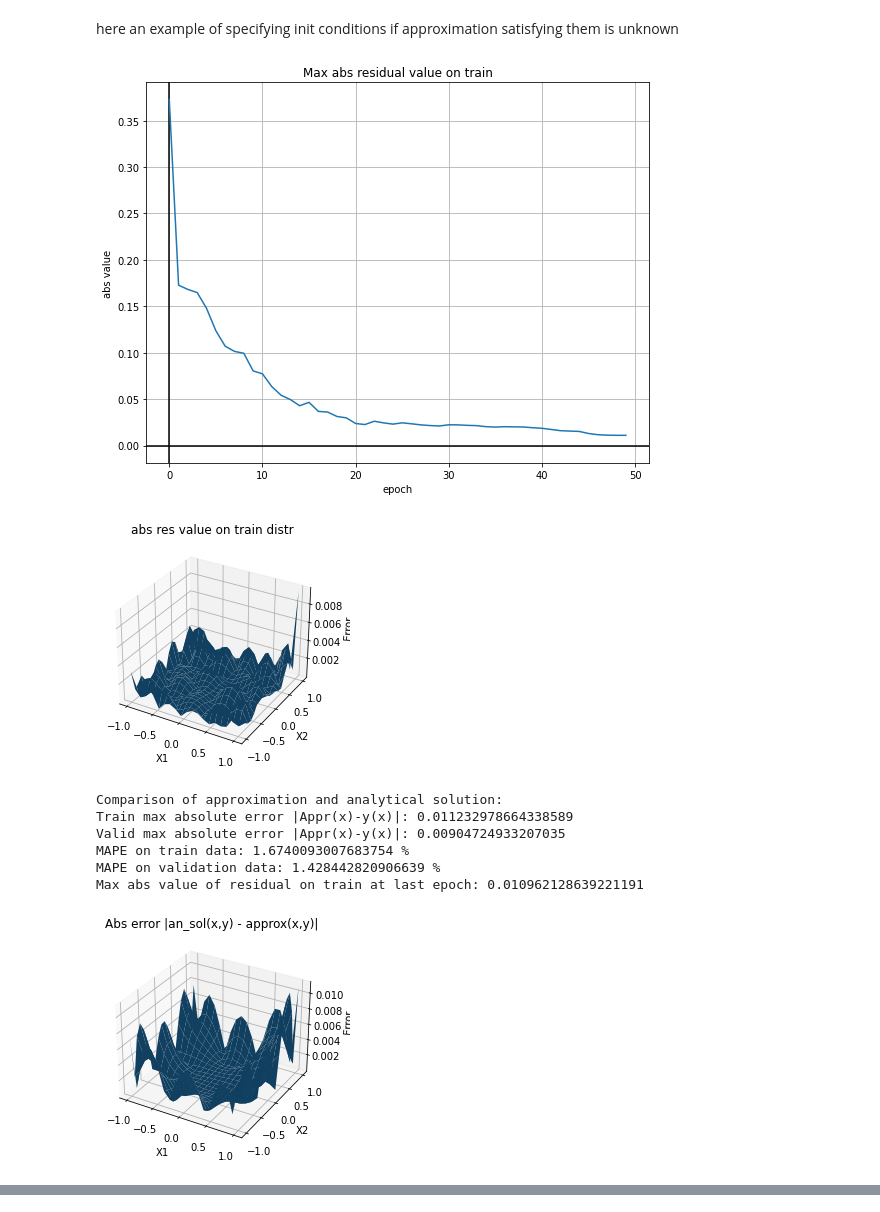
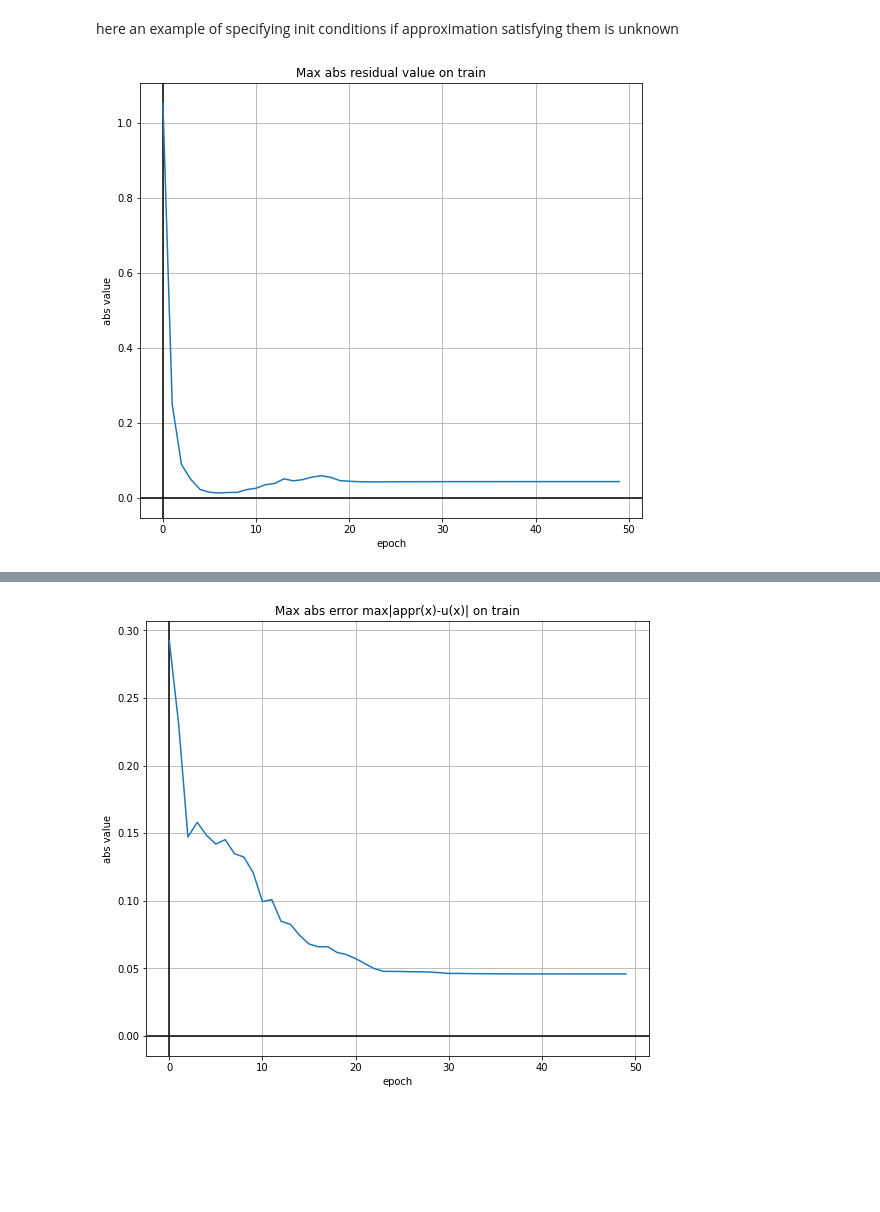
Before and after one commit to Ilshat-Akhmetov/NN_Solver_for_Diff_and_Inegral_Eqs, a Jupyter notebook: JupyterPresentations/Solving_2D_PDE_with_NN.ipynb, the cells around one changed output, grey strips where cells are left out. Saved outputs shown, nothing was run; the diff lists cells and outputs as text; code cells hidden in the pictures; blank space fills up the shorter version.

Commit message:
NNGenerator class added so from now TrainerForNNEquation is responsible only for trainning nn models, new NN architectures had been added

```diff
--- a/JupyterPresentations/Solving_2D_PDE_with_NN.ipynb
+++ b/JupyterPresentations/Solving_2D_PDE_with_NN.ipynb
@@ -128,55 +141,41 @@ main_eq_residuals = lambda x, y, nn_model: (nth_derivative(nn_model(x, y), x, 2)
                                             torch.tensor(1.0, requires_grad=True))
 
 bc = lambda x, y, model: model(x,y)
-bc1 = TwoDimInitialCondition(const_var=-1,
-                             non_const_var_left=-1,
-                             non_const_var_right=1,
-                             non_const_var_size=10,
-                             equation=bc,
-                             const_var_ind=1)
+bc1 = TwoDimInitialCondition(non_const_var_left_value=-1,
+                                            non_const_var_right_value=1,
+                                            non_const_var_size=10,
+                                            equation=bc,
+                                            const_var_value=1,
+                                            const_var_ind=1)
 
-bc2 = TwoDimInitialCondition(1, -1, 1, 10, bc, 1)
-bc3 = TwoDimInitialCondition(-1, -1, 1, 10, bc, 2)
-bc4 = TwoDimInitialCondition(1, -1, 1, 10, bc, 2)
+bc2 = TwoDimInitialCondition(-1, 1, 10, bc, -1, 1)
+bc3 = TwoDimInitialCondition(-1, 1, 10, bc, 1, 2)
+bc4 = TwoDimInitialCondition(-1, 1, 10, bc, -1, 2)
 boundary_conditions = [bc1, bc2, bc3, bc4]
 main_eq = MainEquationClass(main_domain,
                                 main_eq_residuals,
                                 boundary_conditions=boundary_conditions)
 
 n_epochs = 50
-nn_ode_solver = TrainerForNNEquationSolver(main_eq,
-                                            n_epochs=n_epochs,
-                                            lr=1)
-loss_train, loss_valid, nn_models = nn_ode_solver.fit()
+nn_params = {'hidden_dim': 50, 'num_hidden_layers': 1}
+models = NNGenerator.generate_models(nn_count=1, inp_dim=2,
+                                             nn_params=nn_params)
+
+nn_ode_solver = TrainerForNNEquationSolver(
+            main_eq, n_epochs=n_epochs, nn_models=models,
+            lr=0.5
+)
+loss_train, loss_valid, abs_err_train, abs_err_valid, nn_models = nn_ode_solver.fit_with_abs_err_history(main_domain ,
+                                                                                                         [true_solution])
 # %%
-def true_solution(x, y):
-    total_sum = 0
-    lim = 100
-    for i in range(1, lim, 2):
-        for j in range(1, lim, 2):
-            total_sum += pow(-1, (i + j) // 2 - 1) / (i * j * (i * i + j * j)) * torch.cos(
-                i * pi / 2 * x) * torch.cos(j * pi / 2 * y)
-    total_sum *= 8*8/(pi*pi*pi*pi)
-    return total_sum
-
 report = ReportMaker(nn_models,
                         loss_train,
                         loss_valid,
                         main_domain,
                         compare_to_functions=plot_two_2d_functions,
                         analytical_solutions=true_solution,
                      main_eq_residuals=main_eq_residuals
                         )
 report.print_loss_history()
-report.plot_abs_residual_distr()
-report.compare_appr_with_analytical()
 # %% [output]
-[figure, old version]
+[figure, new version]
-[figure, removed]
-Comparison of approximation and analytical solution:
-Train max absolute error |Appr(x)-y(x)|: 0.011232978664338589
-Valid max absolute error |Appr(x)-y(x)|: 0.00904724933207035
-MAPE on train data: 1.6740093007683754 %
-MAPE on validation data: 1.428442820906639 %
-Max abs value of residual on train at last epoch: 0.010962128639221191
-[figure, removed]
@@ -183,0 +182,4 @@ Max abs value of residual on train at last epoch: 0.010962128639221191
+# %%
+report.plot_abs_error_history(abs_err_train)
+# %% [output]
+[figure, added]
```
Also changed, not shown: parts of 16 cells of this notebook, 27 other files.
